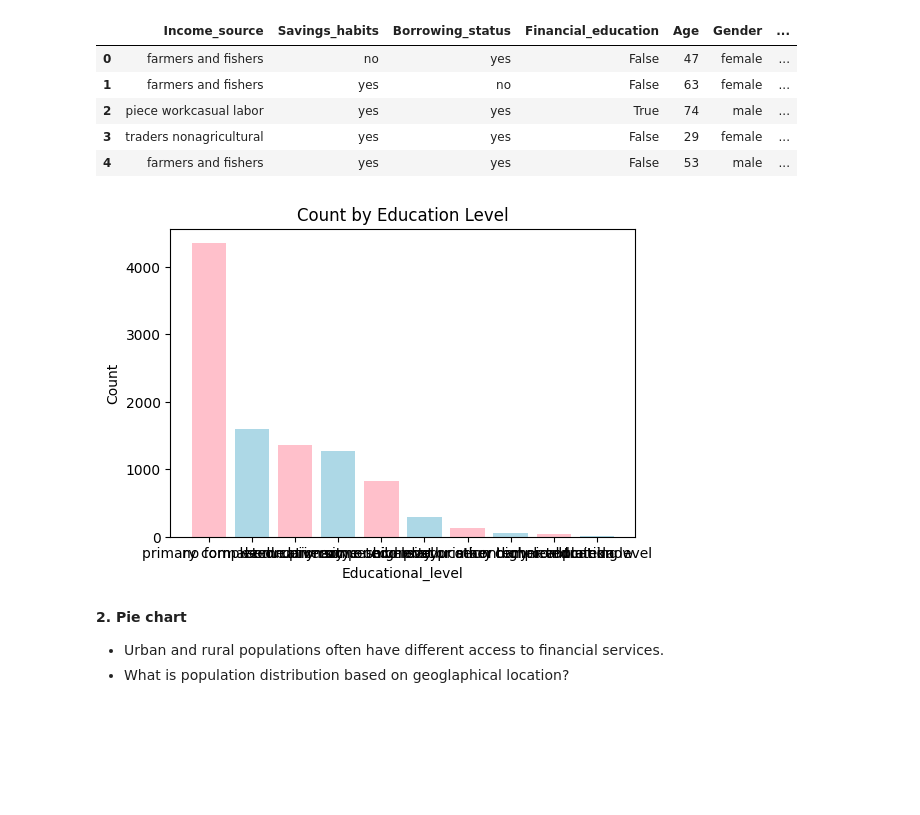
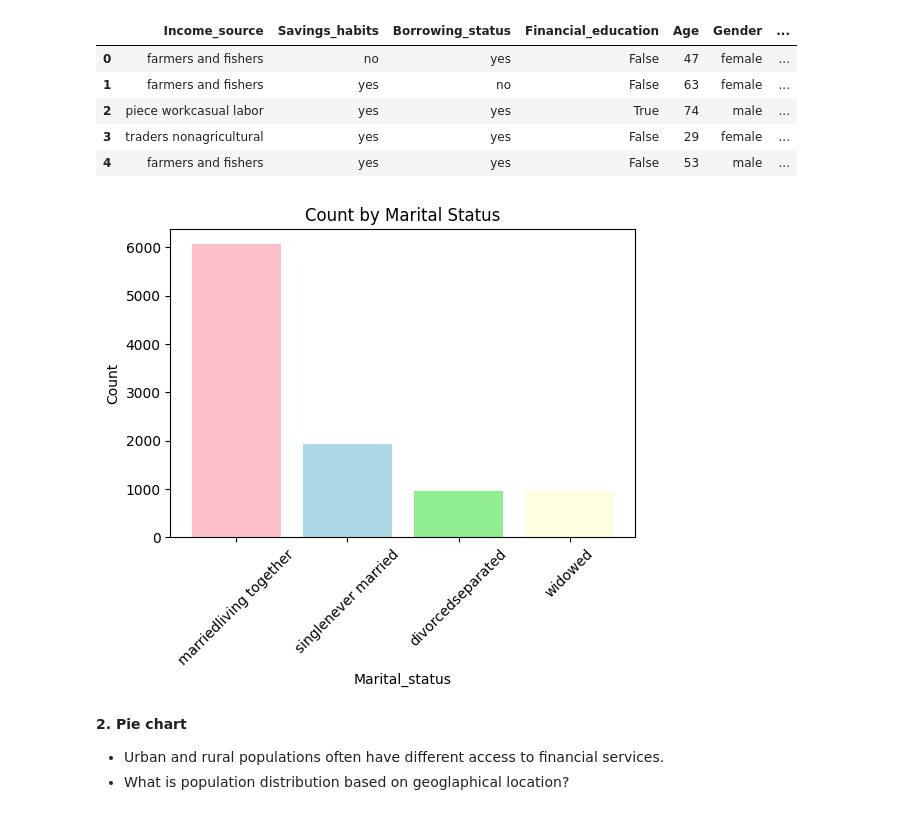
Before and after one commit to datasafariio/AI-bootcamp-fall2025, a Jupyter notebook: Session4/Session4_EDA_Distribution_Modified.ipynb, the cells around one changed output. Saved outputs shown, nothing was run; the diff lists cells and outputs as text; code cells hidden in the pictures; blank space fills up the shorter version.

```diff
--- a/Session4/Session4_EDA_Distribution_Modified.ipynb
+++ b/Session4/Session4_EDA_Distribution_Modified.ipynb
@@ -807,15 +813,17 @@ df_finscope.head()
 | 3 | traders nonagricultural | yes | yes | False | 29 | female | ... |
 | 4 | farmers and fishers | yes | yes | False | 53 | male | ... |
 # %%
-# Bar chart of Education Level
-education_counts = df_finscope['Educational_level'].value_counts() # Count education levels
+# Bar chart of Marital Status
+# Make bars coloured
+marital_counts = df_finscope['Marital_status'].value_counts() # Count marital statuses
 plt.figure(figsize=(6,4)) # Set figure size
-plt.bar(education_counts.index, education_counts.values, color=['pink','lightblue']) # Create bar chart
-plt.title('Count by Education Level') # Set title
-plt.xlabel('Educational_level'); plt.ylabel('Count') # Set axis labels
+plt.bar(marital_counts.index, marital_counts.values, color=['pink','lightblue', 'lightgreen', 'lightyellow']) # Create bar chart
+plt.title('Count by Marital Status') # Set title
+plt.xlabel('Marital_status'); plt.ylabel('Count') # Set axis labels
+plt.xticks(rotation=45) # Rotate x-axis labels
 plt.show() # Display the bar chart
 # %% [output]
-[figure, old version]
+[figure, new version]
 # %% [markdown]
 **2. Pie chart**
 - Urban and rural populations often have different access to financial services.
```
Also changed, not shown: parts of 28 cells of this notebook, 5 other files.
